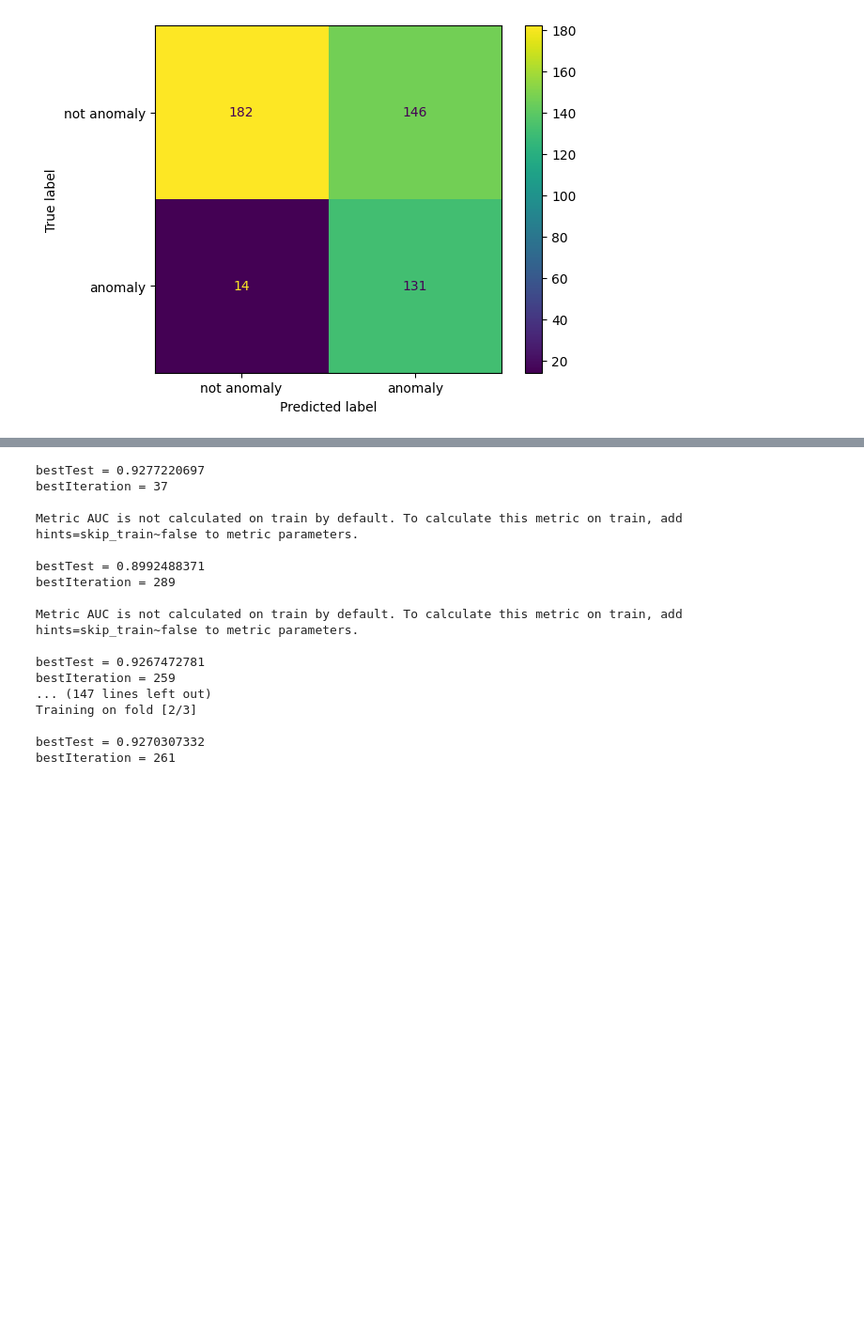
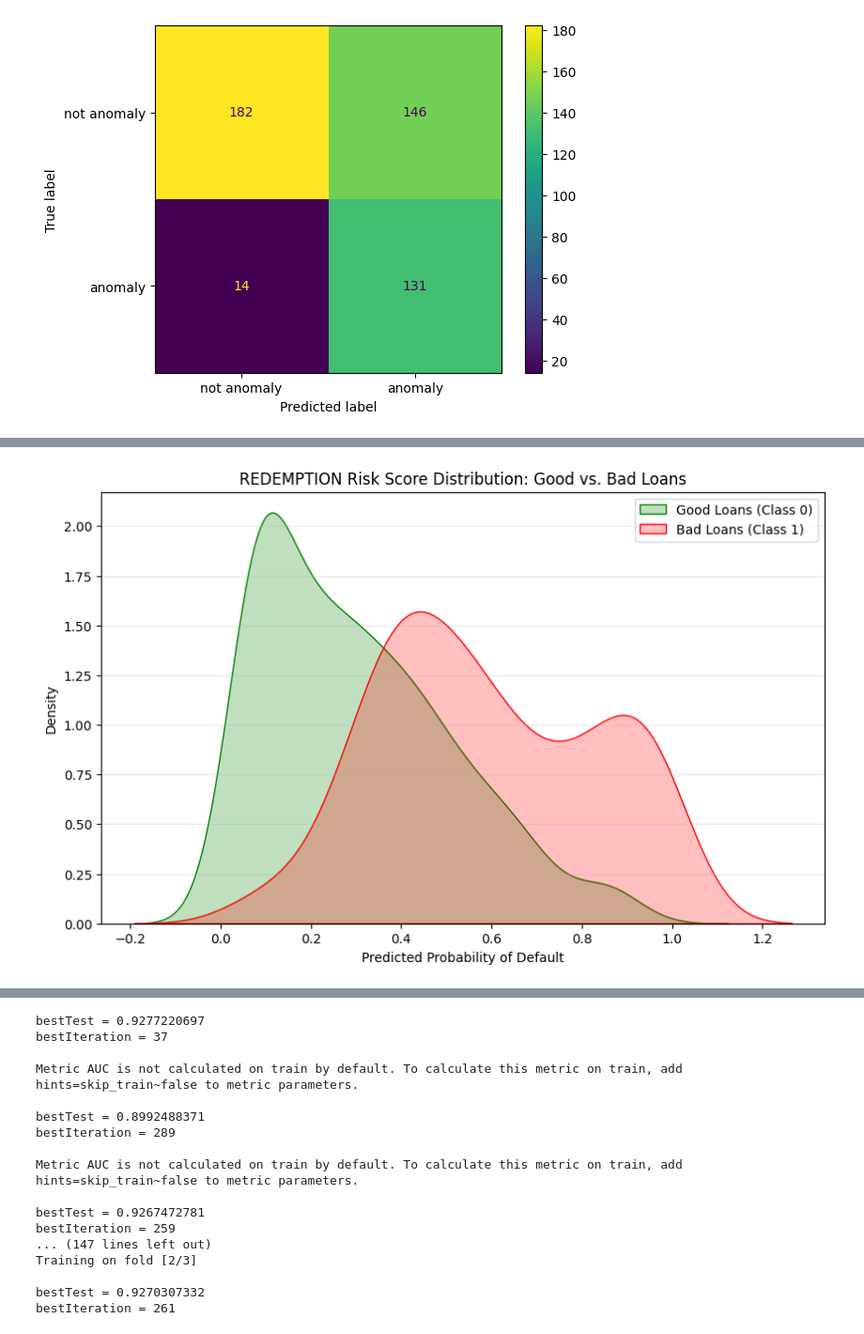
Before and after one commit to CodeMarshall21/Anomaly-Detection, a Jupyter notebook: binary-classif.ipynb, the cells around one changed output, grey strips where cells are left out. Shown at 94% size. Drawn from its saved outputs; the diff is of its cells as text; code cells hidden in the pictures; blank space fills up the shorter version.

```diff
--- a/binary-classif.ipynb
+++ b/binary-classif.ipynb
@@ -396,0 +491,16 @@ redm_model confusion matrix:-
+# %%
+dist_df = pd.DataFrame({'Probability': redm_y_prob, 'Actual': redm_y_test})
+
+plt.figure(figsize=(10, 6))
+sns.kdeplot(data=dist_df[dist_df['Actual'] == 0], x='Probability', label='Good Loans (Class 0)', fill=True, color='green')
+sns.kdeplot(data=dist_df[dist_df['Actual'] == 1], x='Probability', label='Bad Loans (Class 1)', fill=True, color='red')
+
+plt.title('REDEMPTION Risk Score Distribution: Good vs. Bad Loans')
+plt.xlabel('Predicted Probability of Default')
+plt.ylabel('Density')
+plt.legend()
+plt.grid(axis='y', alpha=0.3)
+
+plt.show()
+# %% [output]
+[figure, added]
```
Also changed, not shown: parts of 35 cells of this notebook, 3 other files.
